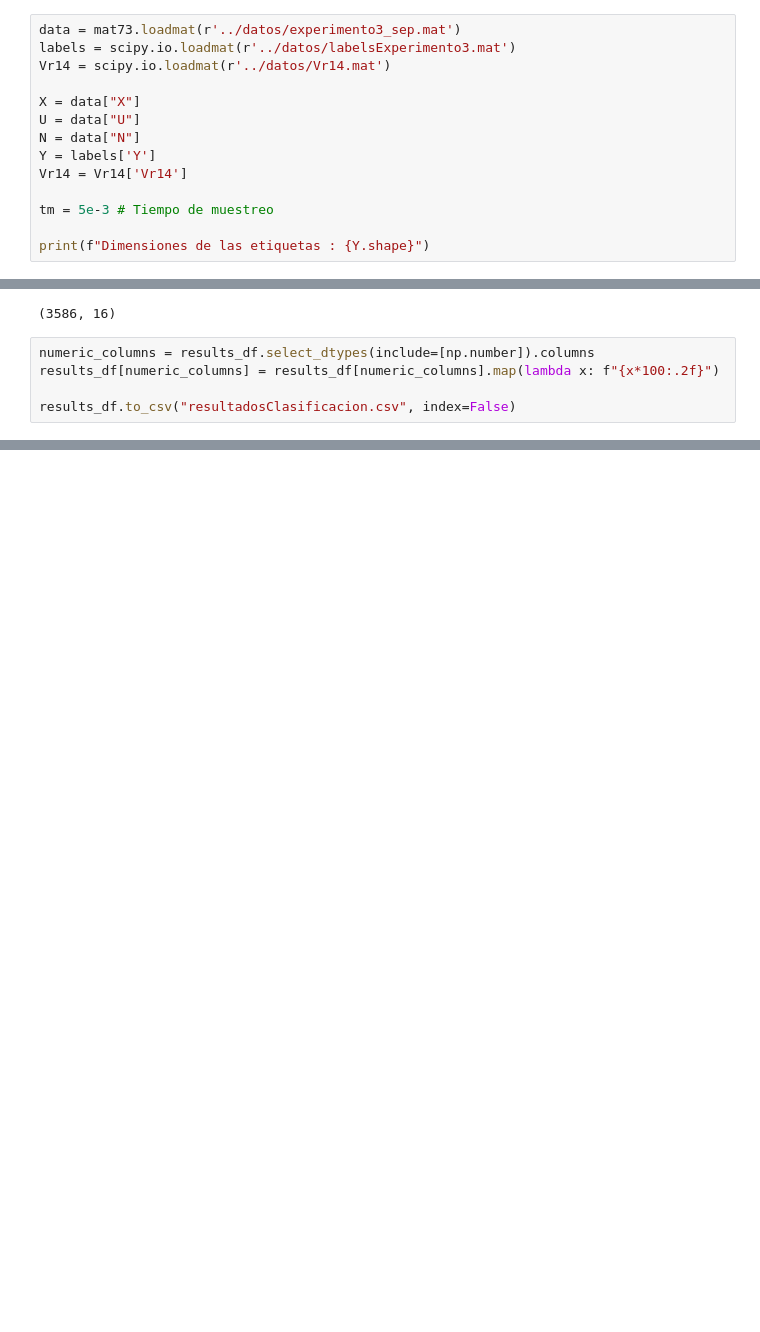
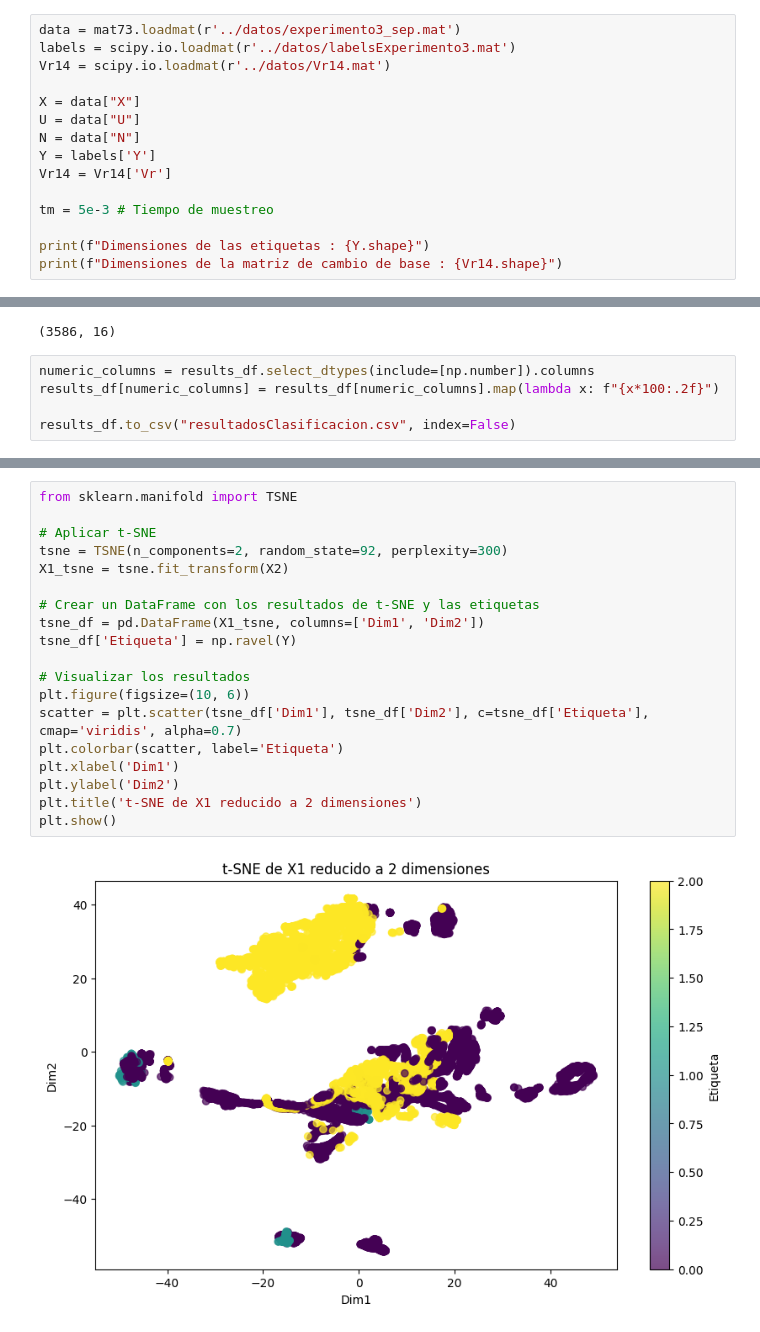
Before and after one commit to alfredorguez/CCODA, a Jupyter notebook: docs/algoritmosML.ipynb, the cells around one changed output, grey strips where cells are left out. Drawn from its saved outputs; the diff is of its cells as text; blank space fills up the shorter version.

```diff
--- a/docs/algoritmosML.ipynb
+++ b/docs/algoritmosML.ipynb
@@ -37,10 +37,11 @@ X = data["X"]
 U = data["U"]
 N = data["N"]
 Y = labels['Y']
-Vr14 = Vr14['Vr14']
+Vr14 = Vr14['Vr']
 
 tm = 5e-3 # Tiempo de muestreo
 
 print(f"Dimensiones de las etiquetas : {Y.shape}")
+print(f"Dimensiones de la matriz de cambio de base : {Vr14.shape}")
 # %% [output]
 Dimensiones de las etiquetas : (11953, 1)
@@ -157,0 +219,21 @@ results_df.to_csv("resultadosClasificacion.csv", index=False)
+# %%
+from sklearn.manifold import TSNE
+
+# Aplicar t-SNE
+tsne = TSNE(n_components=2, random_state=92, perplexity=300)
+X1_tsne = tsne.fit_transform(X2)
+
+# Crear un DataFrame con los resultados de t-SNE y las etiquetas
+tsne_df = pd.DataFrame(X1_tsne, columns=['Dim1', 'Dim2'])
+tsne_df['Etiqueta'] = np.ravel(Y)
+
+# Visualizar los resultados
+plt.figure(figsize=(10, 6))
+scatter = plt.scatter(tsne_df['Dim1'], tsne_df['Dim2'], c=tsne_df['Etiqueta'], cmap='viridis', alpha=0.7)
+plt.colorbar(scatter, label='Etiqueta')
+plt.xlabel('Dim1')
+plt.ylabel('Dim2')
+plt.title('t-SNE de X1 reducido a 2 dimensiones')
+plt.show()
+# %% [output]
+[figure, added]
```
Also changed, not shown: parts of 6 cells of this notebook, 11 other files.
